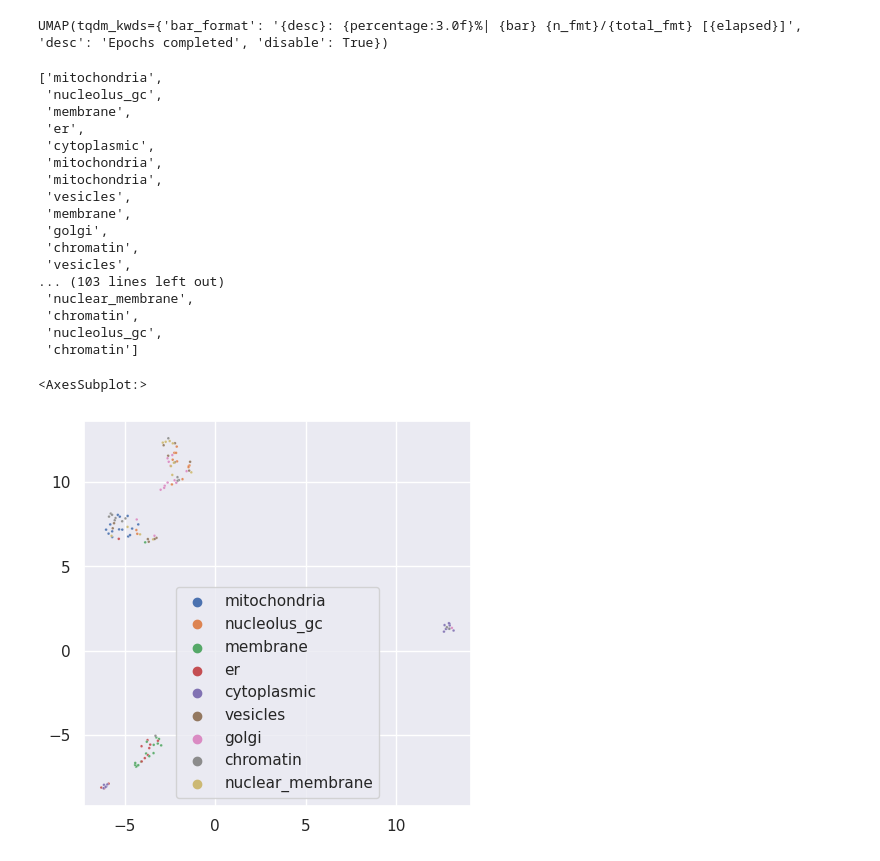
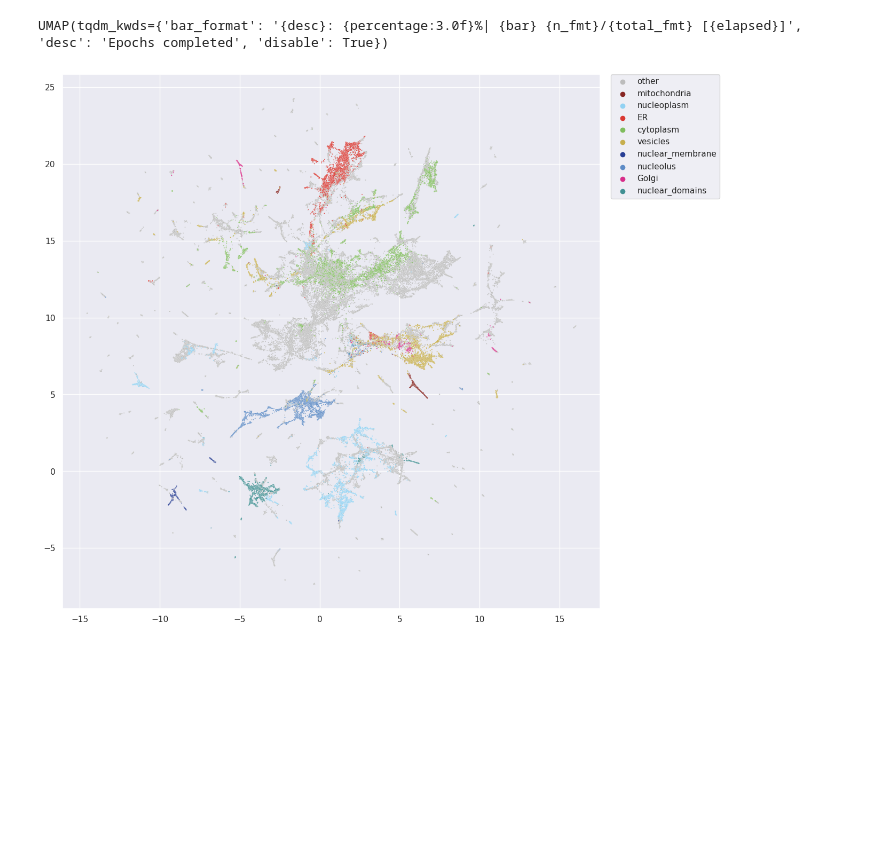
Before and after one commit to sofroniewn/proteoscope, a Jupyter notebook: notebooks/cytoself.ipynb, the cells around one changed output. Saved outputs shown, nothing was run; the diff lists cells and outputs as text; code cells hidden in the pictures; blank space fills up the shorter version.

```diff
--- a/notebooks/cytoself.ipynb
+++ b/notebooks/cytoself.ipynb
@@ -219,0 +178,4 @@ embeddings.shape
+# %%
+localizations[localizations == ''] = 'other'
+complexes[complexes == ''] = 'other'
+complexes_fig[complexes_fig == ''] = 'other'
@@ -229,4 +195,11 @@ reducer.fit(embeddings.reshape(embeddings.shape[0], -1))
 # %% [output]
 UMAP(tqdm_kwds={'bar_format': '{desc}: {percentage:3.0f}%| {bar} {n_fmt}/{total_fmt} [{elapsed}]', 'desc': 'Epochs completed', 'disable': True})
+# %%
+from joblib import dump
+from joblib import load
+
+#dump(reducer, join(datapath,'good_umap_model_redo21.joblib'))
+
+reducer = load(join(datapath,'good_umap_model_redo21.joblib'))
 # %%
 reduced_embedding = reducer.transform(embeddings.reshape(embeddings.shape[0], -1))
@@ -235,20 +205,0 @@ labels = list(datamanager.test_loader.dataset.label[:, 2])
-# %%
-labels
-# %% [output]
-['mitochondria',
- 'nucleolus_gc',
- 'membrane',
- 'er',
- 'cytoplasmic',
- 'mitochondria',
- 'mitochondria',
- 'vesicles',
- 'membrane',
- 'golgi',
- 'chromatin',
- 'vesicles',
-... (103 lines left out)
- 'nuclear_membrane',
- 'chromatin',
- 'nucleolus_gc',
- 'chromatin']
@@ -255,7 +209,21 @@ labels
+# %%
+label_colors = {
+    'other': [188, 188, 188],
+    'mitochondria':  [135, 38, 35],
+    'nucleoplasm':  [146, 210, 243],
+    'ER':  [218, 56, 50],
+    'cytoplasm':  [128, 189, 93],
+    'vesicles':  [199, 175, 78],
+    'nuclear_membrane':  [40, 63, 149],
+    'nucleolus':  [93, 139, 198],
+    'Golgi':  [216, 46, 138],
+    'nuclear_domains':  [64, 144, 147],
+}
+for key, values in label_colors.items():
+    label_colors[key] = np.array(values) / 255
 # %%
-import seaborn as sns
-sns.set(rc={"figure.figsize":(5, 5)})
-sns.scatterplot(x=reduced_embedding[:, 0], y=reduced_embedding[:, 1], hue=labels, s=4, alpha=0.9)
+sns.set(rc={"figure.figsize":(13, 13)})
+sns.scatterplot(x=reduced_embedding[:, 0], y=reduced_embedding[:, 1], hue=localizations, s=2, alpha=0.9, palette=label_colors)
+plt.legend(bbox_to_anchor=(1.02, 1), loc='upper left', borderaxespad=0);
 # %% [output]
-<AxesSubplot:>
-[figure, old version]
+[figure, new version]
```
Also changed, not shown: parts of 81 cells of this notebook, 15 other files.
